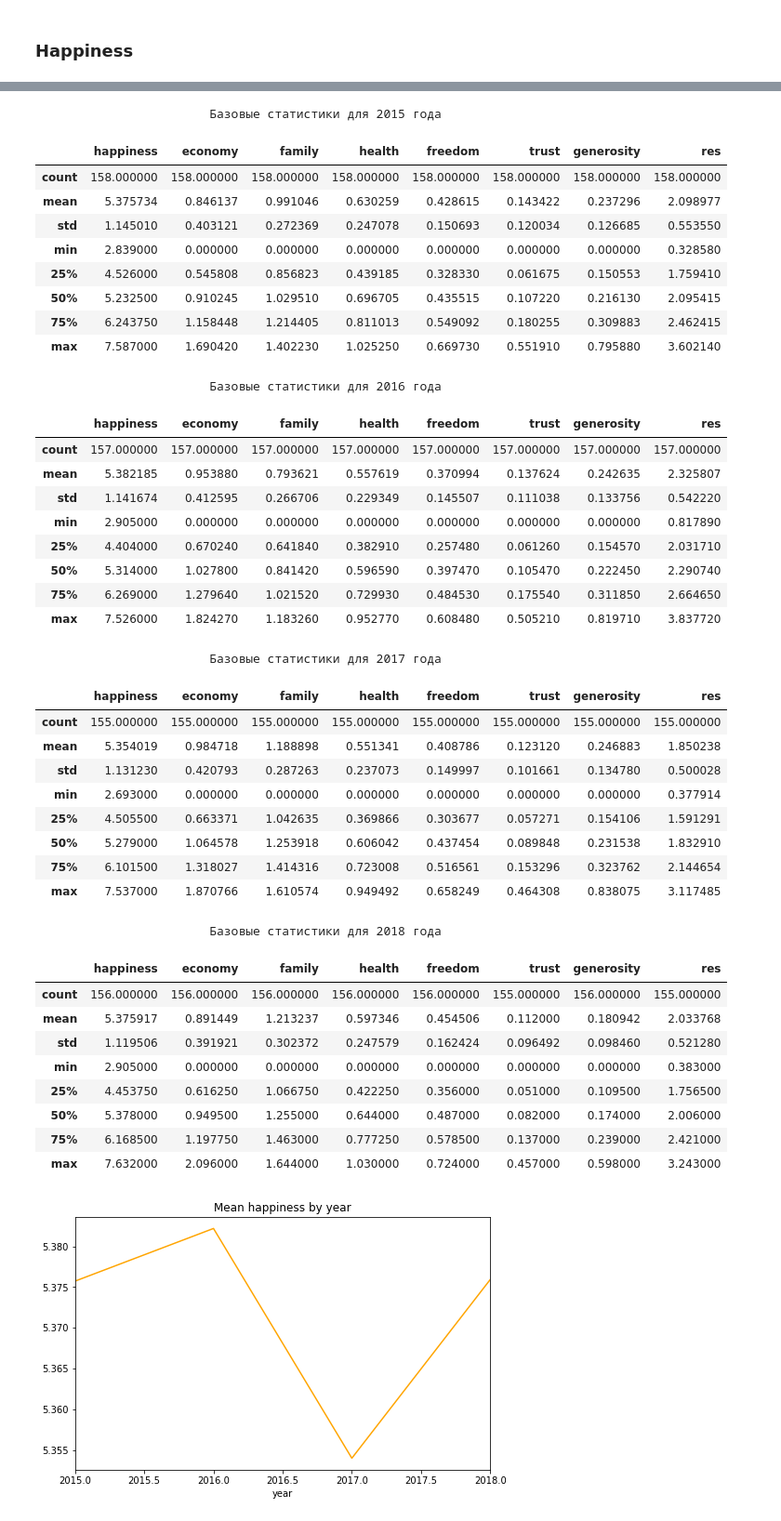
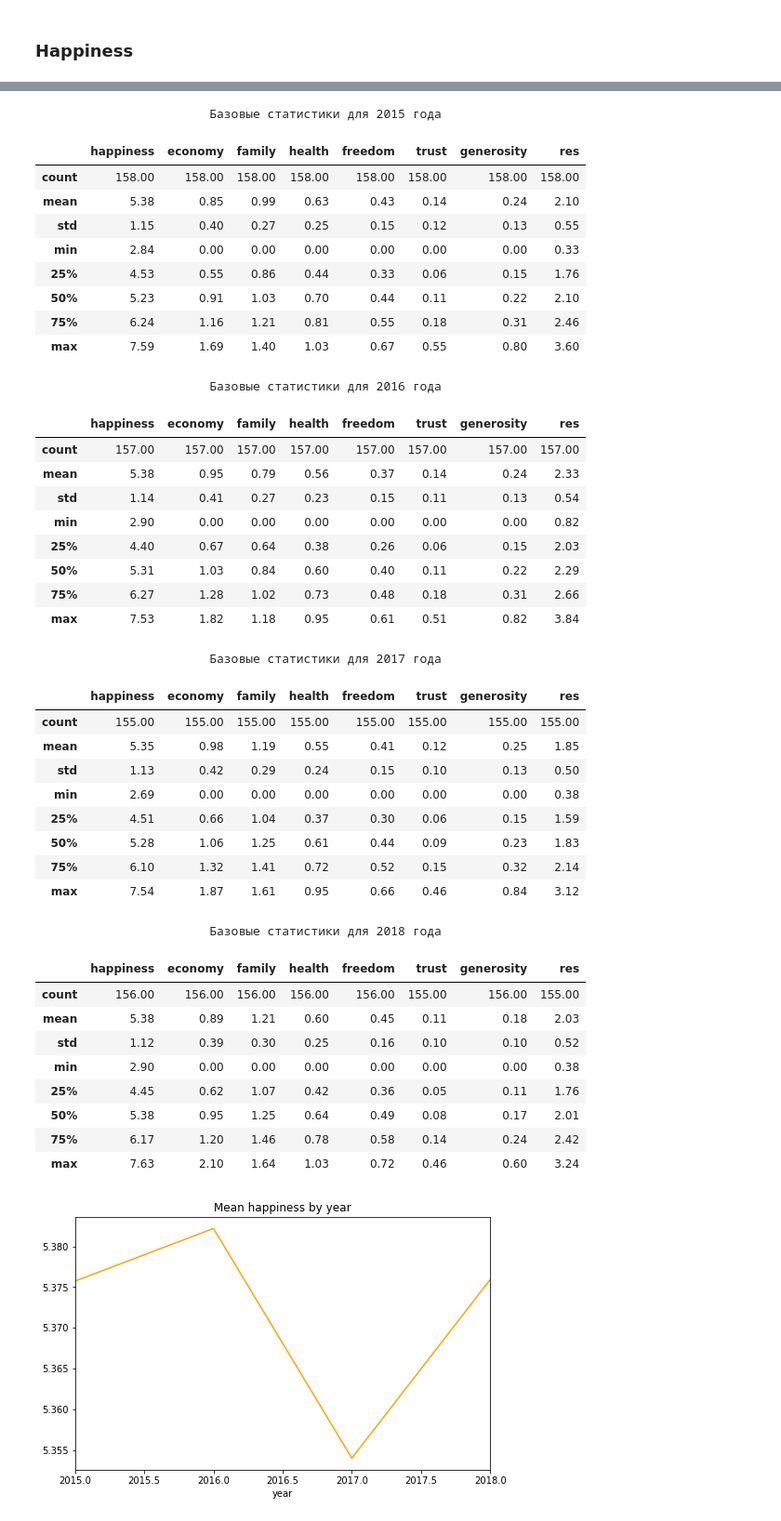
Before and after one commit to PonyCony/happy_kickstarters, a Jupyter notebook: Happy_Kickstarters.ipynb, the cells around one changed output, grey strips where cells are left out. Shown at 93% size. Saved outputs shown, nothing was run; the diff lists cells and outputs as text; code cells hidden in the pictures.

```diff
--- a/Happy_Kickstarters.ipynb
+++ b/Happy_Kickstarters.ipynb
@@ -295,48 +295,48 @@ hap.describe()
 # %%
 for y in range(2015,2019):
     print(f'\n\t\t\tБазовые статистики для {y} года')
-    display(hap[hap.year == y].describe().drop('year', axis=1))
+    display(round(hap[hap.year == y].describe().drop('year', axis=1), 2))
 # %% [output]
                         Базовые статистики для 2015 года
 |  | happiness | economy | family | health | freedom | trust | generosity | res |
-| count | 158.000000 | 158.000000 | 158.000000 | 158.000000 | 158.000000 | 158.000000 | 158.000000 | 158.000000 |
-| mean | 5.375734 | 0.846137 | 0.991046 | 0.630259 | 0.428615 | 0.143422 | 0.237296 | 2.098977 |
-| std | 1.145010 | 0.403121 | 0.272369 | 0.247078 | 0.150693 | 0.120034 | 0.126685 | 0.553550 |
-| min | 2.839000 | 0.000000 | 0.000000 | 0.000000 | 0.000000 | 0.000000 | 0.000000 | 0.328580 |
-| 25% | 4.526000 | 0.545808 | 0.856823 | 0.439185 | 0.328330 | 0.061675 | 0.150553 | 1.759410 |
-| 50% | 5.232500 | 0.910245 | 1.029510 | 0.696705 | 0.435515 | 0.107220 | 0.216130 | 2.095415 |
-| 75% | 6.243750 | 1.158448 | 1.214405 | 0.811013 | 0.549092 | 0.180255 | 0.309883 | 2.462415 |
-| max | 7.587000 | 1.690420 | 1.402230 | 1.025250 | 0.669730 | 0.551910 | 0.795880 | 3.602140 |
+| count | 158.00 | 158.00 | 158.00 | 158.00 | 158.00 | 158.00 | 158.00 | 158.00 |
+| mean | 5.38 | 0.85 | 0.99 | 0.63 | 0.43 | 0.14 | 0.24 | 2.10 |
+| std | 1.15 | 0.40 | 0.27 | 0.25 | 0.15 | 0.12 | 0.13 | 0.55 |
+| min | 2.84 | 0.00 | 0.00 | 0.00 | 0.00 | 0.00 | 0.00 | 0.33 |
+| 25% | 4.53 | 0.55 | 0.86 | 0.44 | 0.33 | 0.06 | 0.15 | 1.76 |
+| 50% | 5.23 | 0.91 | 1.03 | 0.70 | 0.44 | 0.11 | 0.22 | 2.10 |
+| 75% | 6.24 | 1.16 | 1.21 | 0.81 | 0.55 | 0.18 | 0.31 | 2.46 |
+| max | 7.59 | 1.69 | 1.40 | 1.03 | 0.67 | 0.55 | 0.80 | 3.60 |
                         Базовые статистики для 2016 года
 |  | happiness | economy | family | health | freedom | trust | generosity | res |
-| count | 157.000000 | 157.000000 | 157.000000 | 157.000000 | 157.000000 | 157.000000 | 157.000000 | 157.000000 |
-| mean | 5.382185 | 0.953880 | 0.793621 | 0.557619 | 0.370994 | 0.137624 | 0.242635 | 2.325807 |
-| std | 1.141674 | 0.412595 | 0.266706 | 0.229349 | 0.145507 | 0.111038 | 0.133756 | 0.542220 |
-| min | 2.905000 | 0.000000 | 0.000000 | 0.000000 | 0.000000 | 0.000000 | 0.000000 | 0.817890 |
-| 25% | 4.404000 | 0.670240 | 0.641840 | 0.382910 | 0.257480 | 0.061260 | 0.154570 | 2.031710 |
-| 50% | 5.314000 | 1.027800 | 0.841420 | 0.596590 | 0.397470 | 0.105470 | 0.222450 | 2.290740 |
-| 75% | 6.269000 | 1.279640 | 1.021520 | 0.729930 | 0.484530 | 0.175540 | 0.311850 | 2.664650 |
-| max | 7.526000 | 1.824270 | 1.183260 | 0.952770 | 0.608480 | 0.505210 | 0.819710 | 3.837720 |
+| count | 157.00 | 157.00 | 157.00 | 157.00 | 157.00 | 157.00 | 157.00 | 157.00 |
+| mean | 5.38 | 0.95 | 0.79 | 0.56 | 0.37 | 0.14 | 0.24 | 2.33 |
+| std | 1.14 | 0.41 | 0.27 | 0.23 | 0.15 | 0.11 | 0.13 | 0.54 |
+| min | 2.90 | 0.00 | 0.00 | 0.00 | 0.00 | 0.00 | 0.00 | 0.82 |
+| 25% | 4.40 | 0.67 | 0.64 | 0.38 | 0.26 | 0.06 | 0.15 | 2.03 |
+| 50% | 5.31 | 1.03 | 0.84 | 0.60 | 0.40 | 0.11 | 0.22 | 2.29 |
+| 75% | 6.27 | 1.28 | 1.02 | 0.73 | 0.48 | 0.18 | 0.31 | 2.66 |
+| max | 7.53 | 1.82 | 1.18 | 0.95 | 0.61 | 0.51 | 0.82 | 3.84 |
                         Базовые статистики для 2017 года
 |  | happiness | economy | family | health | freedom | trust | generosity | res |
-| count | 155.000000 | 155.000000 | 155.000000 | 155.000000 | 155.000000 | 155.000000 | 155.000000 | 155.000000 |
-| mean | 5.354019 | 0.984718 | 1.188898 | 0.551341 | 0.408786 | 0.123120 | 0.246883 | 1.850238 |
-| std | 1.131230 | 0.420793 | 0.287263 | 0.237073 | 0.149997 | 0.101661 | 0.134780 | 0.500028 |
-| min | 2.693000 | 0.000000 | 0.000000 | 0.000000 | 0.000000 | 0.000000 | 0.000000 | 0.377914 |
-| 25% | 4.505500 | 0.663371 | 1.042635 | 0.369866 | 0.303677 | 0.057271 | 0.154106 | 1.591291 |
-| 50% | 5.279000 | 1.064578 | 1.253918 | 0.606042 | 0.437454 | 0.089848 | 0.231538 | 1.832910 |
-| 75% | 6.101500 | 1.318027 | 1.414316 | 0.723008 | 0.516561 | 0.153296 | 0.323762 | 2.144654 |
-| max | 7.537000 | 1.870766 | 1.610574 | 0.949492 | 0.658249 | 0.464308 | 0.838075 | 3.117485 |
+| count | 155.00 | 155.00 | 155.00 | 155.00 | 155.00 | 155.00 | 155.00 | 155.00 |
+| mean | 5.35 | 0.98 | 1.19 | 0.55 | 0.41 | 0.12 | 0.25 | 1.85 |
+| std | 1.13 | 0.42 | 0.29 | 0.24 | 0.15 | 0.10 | 0.13 | 0.50 |
+| min | 2.69 | 0.00 | 0.00 | 0.00 | 0.00 | 0.00 | 0.00 | 0.38 |
+| 25% | 4.51 | 0.66 | 1.04 | 0.37 | 0.30 | 0.06 | 0.15 | 1.59 |
+| 50% | 5.28 | 1.06 | 1.25 | 0.61 | 0.44 | 0.09 | 0.23 | 1.83 |
+| 75% | 6.10 | 1.32 | 1.41 | 0.72 | 0.52 | 0.15 | 0.32 | 2.14 |
+| max | 7.54 | 1.87 | 1.61 | 0.95 | 0.66 | 0.46 | 0.84 | 3.12 |
                         Базовые статистики для 2018 года
 |  | happiness | economy | family | health | freedom | trust | generosity | res |
-| count | 156.000000 | 156.000000 | 156.000000 | 156.000000 | 156.000000 | 155.000000 | 156.000000 | 155.000000 |
-| mean | 5.375917 | 0.891449 | 1.213237 | 0.597346 | 0.454506 | 0.112000 | 0.180942 | 2.033768 |
-| std | 1.119506 | 0.391921 | 0.302372 | 0.247579 | 0.162424 | 0.096492 | 0.098460 | 0.521280 |
-| min | 2.905000 | 0.000000 | 0.000000 | 0.000000 | 0.000000 | 0.000000 | 0.000000 | 0.383000 |
-| 25% | 4.453750 | 0.616250 | 1.066750 | 0.422250 | 0.356000 | 0.051000 | 0.109500 | 1.756500 |
-| 50% | 5.378000 | 0.949500 | 1.255000 | 0.644000 | 0.487000 | 0.082000 | 0.174000 | 2.006000 |
-| 75% | 6.168500 | 1.197750 | 1.463000 | 0.777250 | 0.578500 | 0.137000 | 0.239000 | 2.421000 |
-| max | 7.632000 | 2.096000 | 1.644000 | 1.030000 | 0.724000 | 0.457000 | 0.598000 | 3.243000 |
+| count | 156.00 | 156.00 | 156.00 | 156.00 | 156.00 | 155.00 | 156.00 | 155.00 |
+| mean | 5.38 | 0.89 | 1.21 | 0.60 | 0.45 | 0.11 | 0.18 | 2.03 |
+| std | 1.12 | 0.39 | 0.30 | 0.25 | 0.16 | 0.10 | 0.10 | 0.52 |
+| min | 2.90 | 0.00 | 0.00 | 0.00 | 0.00 | 0.00 | 0.00 | 0.38 |
+| 25% | 4.45 | 0.62 | 1.07 | 0.42 | 0.36 | 0.05 | 0.11 | 1.76 |
+| 50% | 5.38 | 0.95 | 1.25 | 0.64 | 0.49 | 0.08 | 0.17 | 2.01 |
+| 75% | 6.17 | 1.20 | 1.46 | 0.78 | 0.58 | 0.14 | 0.24 | 2.42 |
+| max | 7.63 | 2.10 | 1.64 | 1.03 | 0.72 | 0.46 | 0.60 | 3.24 |
 # %%
 hap.groupby('year').happiness.mean().plot(title='Mean happiness by year', figsize=(8,5), color='orange');
 # %% [output]
```
Also changed, not shown: parts of 3 cells of this notebook, 1 other file.
